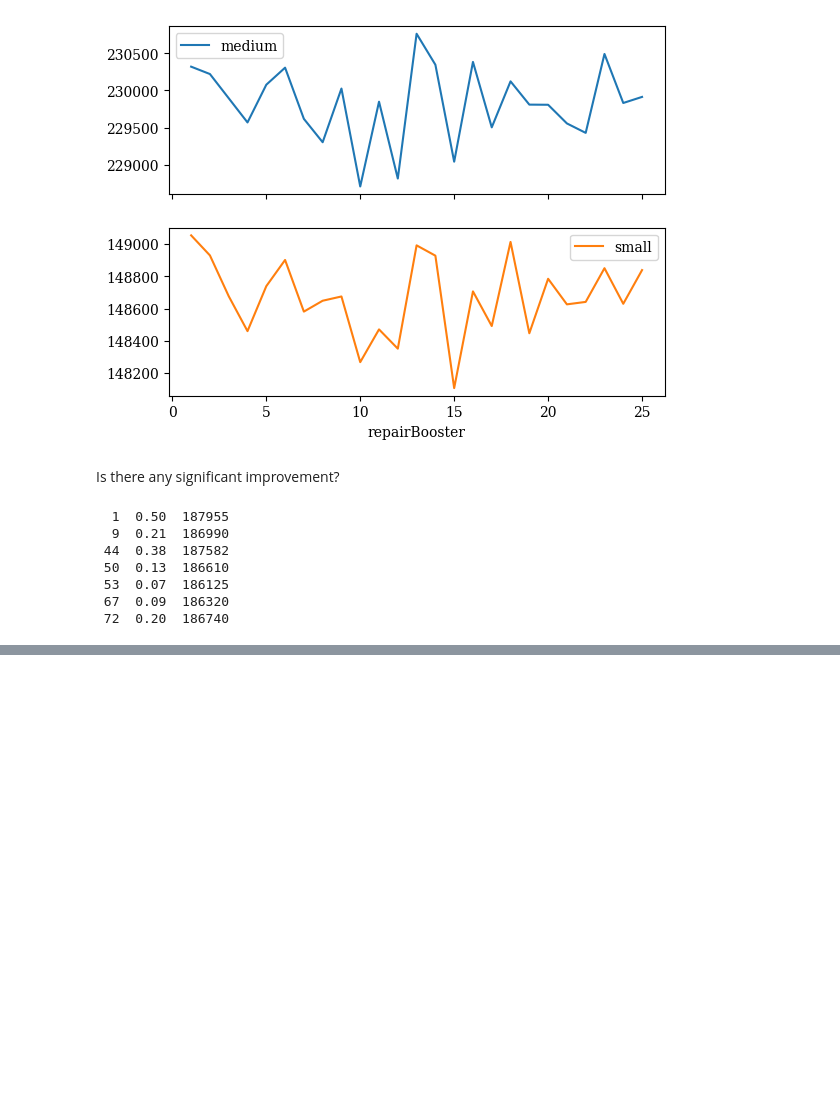
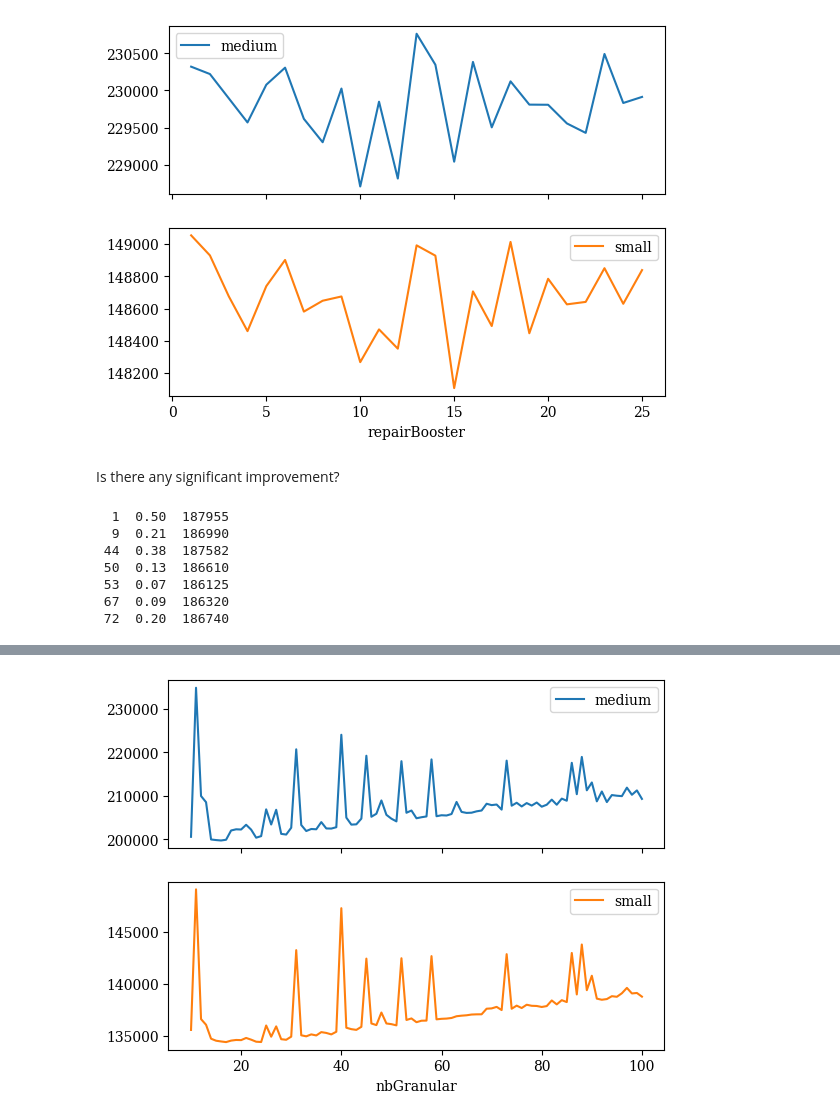
Before and after one commit to N-Wouda/Euro-NeurIPS-2022, a Jupyter notebook: notebooks/dynamic-tuning.ipynb, the cells around one changed output, grey strips where cells are left out. Drawn from its saved outputs; the diff is of its cells as text; code cells hidden in the pictures; blank space fills up the shorter version.

```diff
--- a/notebooks/dynamic-tuning.ipynb
+++ b/notebooks/dynamic-tuning.ipynb
@@ -182,0 +209,4 @@ for exp in range(1, 101):
+# %%
+df.cost.groupby([df["nbGranular"], df["size_group"]]).mean().unstack().plot(subplots=True);
+# %% [output]
+[figure, added]
```
Also changed, not shown: parts of 20 cells of this notebook, 3 other files.
